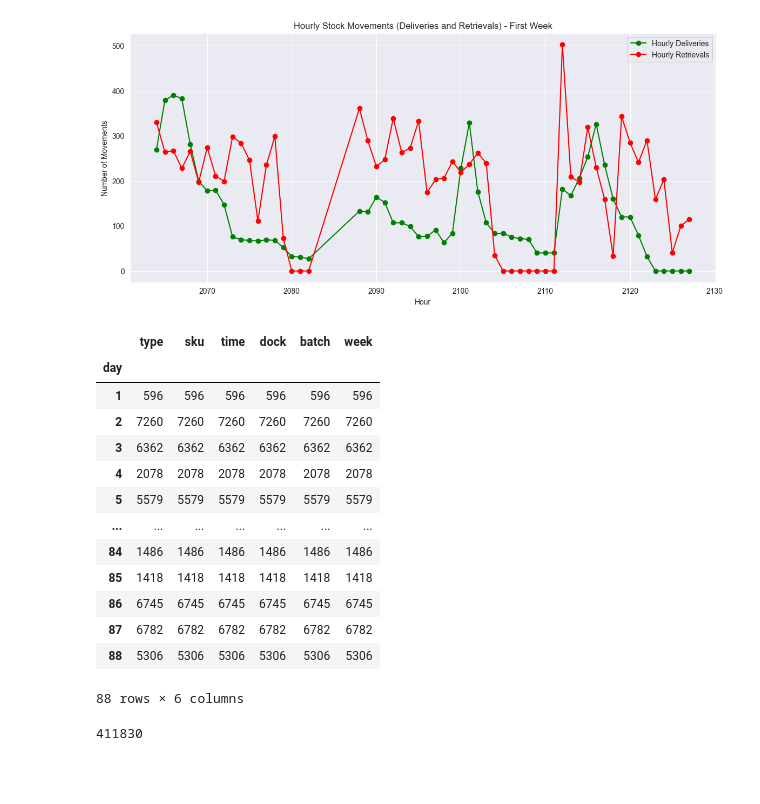
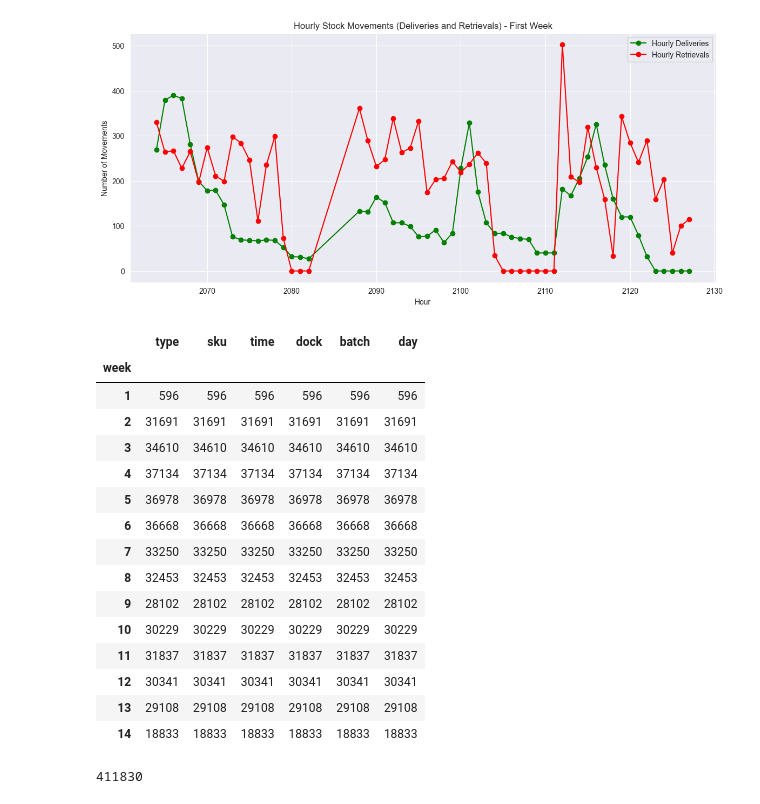
Before and after one commit to j4n1k/slapstack-battery-management, a Jupyter notebook: experiments/layout.ipynb, the cells around one changed output. Drawn from its saved outputs; the diff is of its cells as text; code cells hidden in the pictures; blank space fills up the shorter version.

Commit message:
implemented partitioning by week

```diff
--- a/experiments/layout.ipynb
+++ b/experiments/layout.ipynb
@@ -157,22 +157,24 @@ See the caveats in the documentation: https://pandas.pydata.org/pandas-docs/stab
   first_week_orders['hour'] = order_df['time'] // 3600  # Convert time to hours
 [figure]
 # %%
-order_df.groupby(by="day").count()
+order_df.groupby(by="week").count()
 # %% [output]
-|  | type | sku | time | dock | batch | week |
-| day |  |  |  |  |  |  |
+|  | type | sku | time | dock | batch | day |
+| week |  |  |  |  |  |  |
 | 1 | 596 | 596 | 596 | 596 | 596 | 596 |
-| 2 | 7260 | 7260 | 7260 | 7260 | 7260 | 7260 |
-| 3 | 6362 | 6362 | 6362 | 6362 | 6362 | 6362 |
-| 4 | 2078 | 2078 | 2078 | 2078 | 2078 | 2078 |
-| 5 | 5579 | 5579 | 5579 | 5579 | 5579 | 5579 |
-| ... | ... | ... | ... | ... | ... | ... |
-| 84 | 1486 | 1486 | 1486 | 1486 | 1486 | 1486 |
-| 85 | 1418 | 1418 | 1418 | 1418 | 1418 | 1418 |
-| 86 | 6745 | 6745 | 6745 | 6745 | 6745 | 6745 |
-| 87 | 6782 | 6782 | 6782 | 6782 | 6782 | 6782 |
-| 88 | 5306 | 5306 | 5306 | 5306 | 5306 | 5306 |
+| 2 | 31691 | 31691 | 31691 | 31691 | 31691 | 31691 |
+| 3 | 34610 | 34610 | 34610 | 34610 | 34610 | 34610 |
+| 4 | 37134 | 37134 | 37134 | 37134 | 37134 | 37134 |
+| 5 | 36978 | 36978 | 36978 | 36978 | 36978 | 36978 |
+| 6 | 36668 | 36668 | 36668 | 36668 | 36668 | 36668 |
+| 7 | 33250 | 33250 | 33250 | 33250 | 33250 | 33250 |
+| 8 | 32453 | 32453 | 32453 | 32453 | 32453 | 32453 |
+| 9 | 28102 | 28102 | 28102 | 28102 | 28102 | 28102 |
+| 10 | 30229 | 30229 | 30229 | 30229 | 30229 | 30229 |
+| 11 | 31837 | 31837 | 31837 | 31837 | 31837 | 31837 |
+| 12 | 30341 | 30341 | 30341 | 30341 | 30341 | 30341 |
+| 13 | 29108 | 29108 | 29108 | 29108 | 29108 | 29108 |
+| 14 | 18833 | 18833 | 18833 | 18833 | 18833 | 18833 |
-88 rows × 6 columns
 # %%
 i = 0
 print(len(orders))
```
Also changed, not shown: 2 other files.
